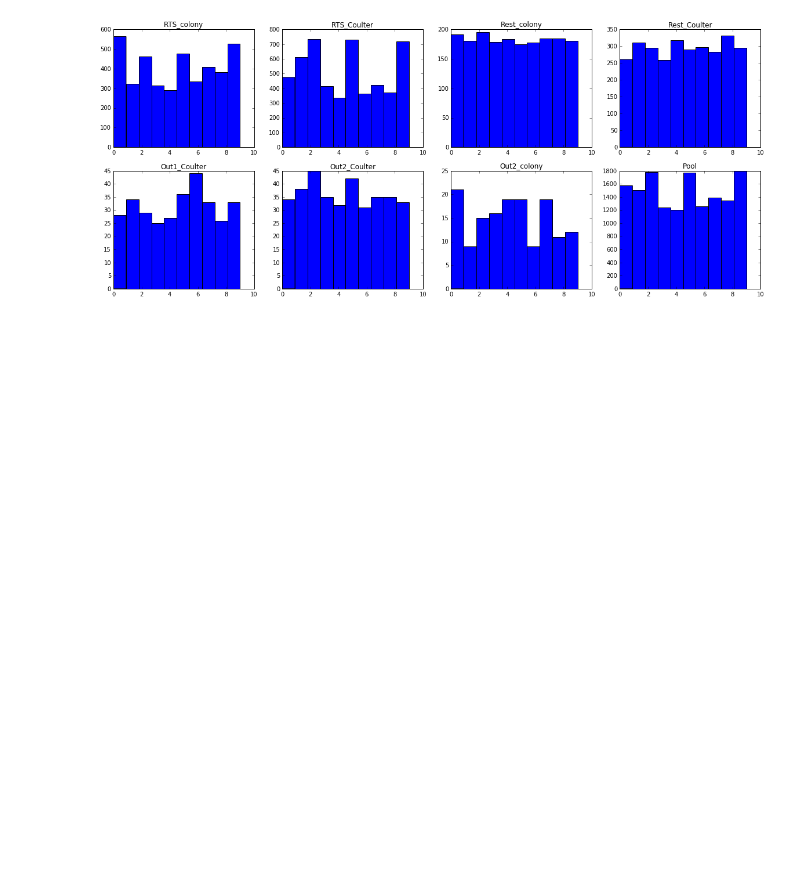
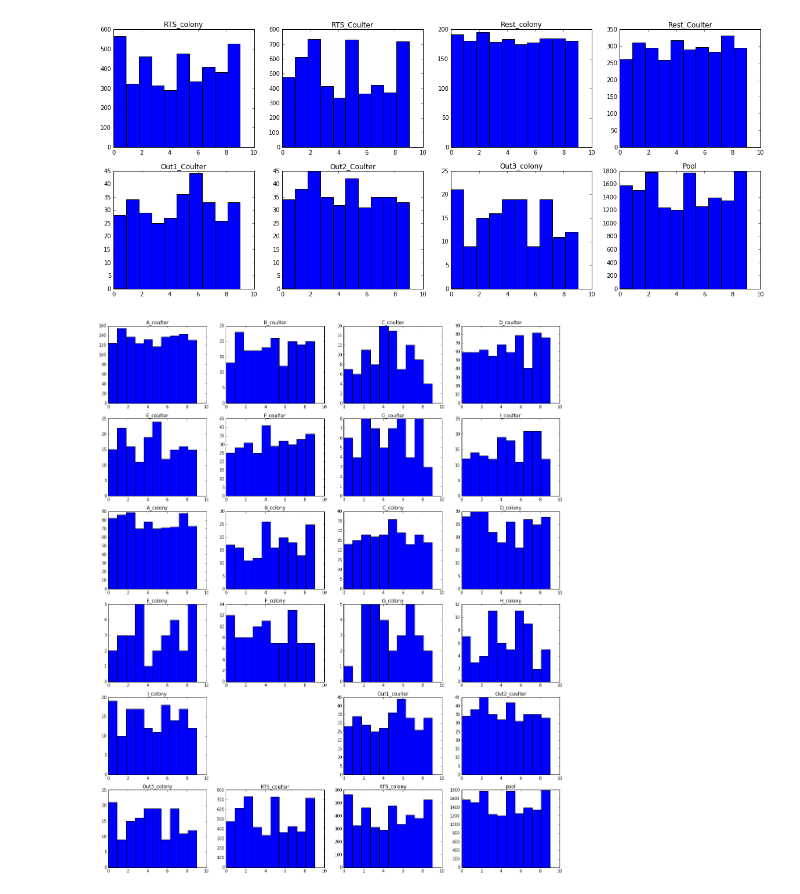
Before and after one commit to ianno/science_review, a Jupyter notebook: Terminal_digits.ipynb, the cells around one changed output. Saved outputs shown, nothing was run; the diff lists cells and outputs as text; code cells hidden in the pictures; blank space fills up the shorter version.

Commit message:
add plots for all investigators

```diff
--- a/Terminal_digits.ipynb
+++ b/Terminal_digits.ipynb
@@ -160,19 +160,39 @@ plt.show()
 # %% [output]
 [figure]
 # %%
-# Now, we decompose the rest group by the unnamed labmates, there are 9 other labmates. We plot last-digit histogram
+# Terminal digit plots decomposing labmates, 0 to 9, plus outside labs
 def cld_val(df):
     return compute_last_digit(df.values[:,0:3])
 
+def cldc_val(df):
+    return compute_last_digit(df.values[:,1:4])
+
 rest_grouped_ld = rest_coulter_df.groupby("Investigator").apply(cld_val)
-plt.figure(figsize = [16,5])
+
+restc_grouped_ld = rest_colony_df.groupby("Inv").apply(cldc_val)
+
+plt.figure(figsize = [20,24])
 for j in range(rest_grouped_ld.shape[0]):
-    plt.subplot(2,6,j+1)
-    plot_np_hist(rest_grouped_ld[j], rest_grouped_ld.index[j])
-plt.subplot(2,6,10)
-plot_np_hist(rld, 'Out1_coulter')
-plt.subplot(2,6,10)
-plot_np_hist(rld, 'Out1_coulter')
-plt.subplot(2,6,10)
+    plt.subplot(6,4,j+1)
+    plot_np_hist(rest_grouped_ld[j], '%s_coulter' % rest_grouped_ld.index[j])
+
+for t in range(restc_grouped_ld.shape[0]):
+    plt.subplot(6,4,t+j+2)
+    plot_np_hist(restc_grouped_ld[t], '%s_colony' % restc_grouped_ld.index[t])
+
+
+plt.subplot(6,4,19)
+plot_np_hist(out1_ld, 'Out1_coulter')
+plt.subplot(6,4,20)
+plot_np_hist(out2_ld, 'Out2_coulter')
+plt.subplot(6,4,21)
+plot_np_hist(out3_ld, 'Out3_colony')
+plt.subplot(6,4,22)
 plot_np_hist(rld, 'RTS_coulter')
+plt.subplot(6,4,23)
+plot_np_hist(rc_ld, 'RTS_colony')
+plt.subplot(6,4,24)
+plot_np_hist(pool_ld, 'pool')
 plt.show()
+# %% [output]
+[figure, added]
```
Also changed, not shown: parts of 1 cell of this notebook.
